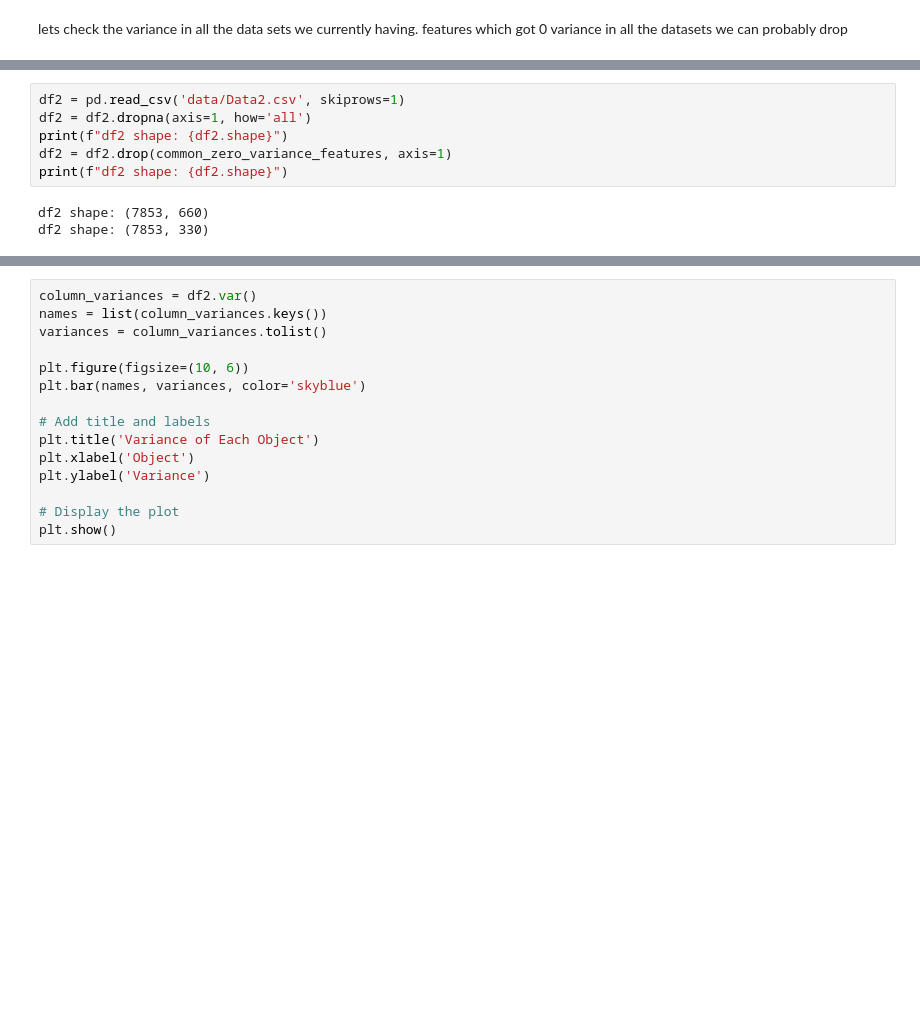
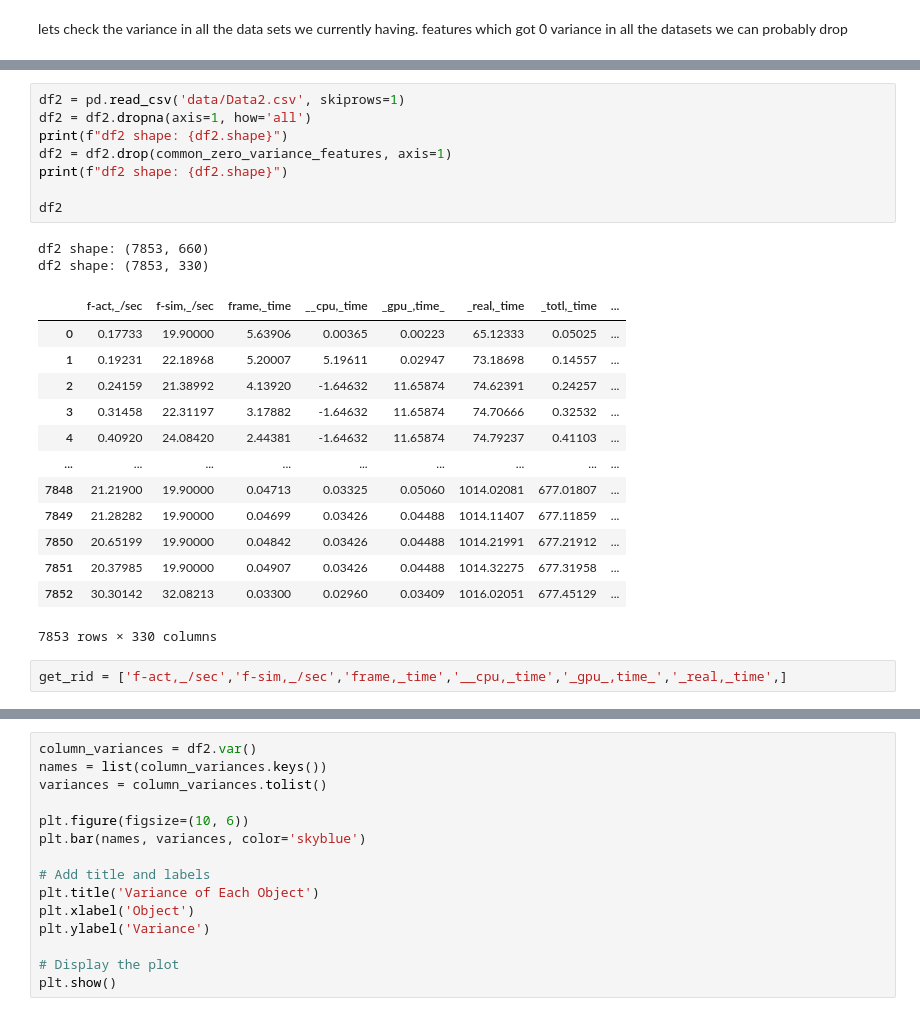
Before and after one commit to Peridan9/PINN-module-for-aircraft-simulator, a Jupyter notebook: PinnProject.ipynb, the cells around one changed output, grey strips where cells are left out. Drawn from its saved outputs; the diff is of its cells as text; blank space fills up the shorter version.

```diff
--- a/PinnProject.ipynb
+++ b/PinnProject.ipynb
@@ -125,12 +134,29 @@ Common features with zero variance across all datasets: ['_test,_time', '_roll,_
 # %%
 df2 = pd.read_csv('data/Data2.csv', skiprows=1)
 df2 = df2.dropna(axis=1, how='all')
 print(f"df2 shape: {df2.shape}")
 df2 = df2.drop(common_zero_variance_features, axis=1)
 print(f"df2 shape: {df2.shape}")
+
+df2
 # %% [output]
 df2 shape: (7853, 660)
 df2 shape: (7853, 330)
+|  | f-act,_/sec | f-sim,_/sec | frame,_time | __cpu,_time | _gpu_,time_ | _real,_time | _totl,_time | ... |
+| 0 | 0.17733 | 19.90000 | 5.63906 | 0.00365 | 0.00223 | 65.12333 | 0.05025 | ... |
+| 1 | 0.19231 | 22.18968 | 5.20007 | 5.19611 | 0.02947 | 73.18698 | 0.14557 | ... |
+| 2 | 0.24159 | 21.38992 | 4.13920 | -1.64632 | 11.65874 | 74.62391 | 0.24257 | ... |
+| 3 | 0.31458 | 22.31197 | 3.17882 | -1.64632 | 11.65874 | 74.70666 | 0.32532 | ... |
+| 4 | 0.40920 | 24.08420 | 2.44381 | -1.64632 | 11.65874 | 74.79237 | 0.41103 | ... |
+| ... | ... | ... | ... | ... | ... | ... | ... | ... |
+| 7848 | 21.21900 | 19.90000 | 0.04713 | 0.03325 | 0.05060 | 1014.02081 | 677.01807 | ... |
+| 7849 | 21.28282 | 19.90000 | 0.04699 | 0.03426 | 0.04488 | 1014.11407 | 677.11859 | ... |
+| 7850 | 20.65199 | 19.90000 | 0.04842 | 0.03426 | 0.04488 | 1014.21991 | 677.21912 | ... |
+| 7851 | 20.37985 | 19.90000 | 0.04907 | 0.03426 | 0.04488 | 1014.32275 | 677.31958 | ... |
+| 7852 | 30.30142 | 32.08213 | 0.03300 | 0.02960 | 0.03409 | 1016.02051 | 677.45129 | ... |
+7853 rows × 330 columns
+# %%
+get_rid = ['f-act,_/sec','f-sim,_/sec','frame,_time','__cpu,_time','_gpu_,time_','_real,_time',]
 # %%
 test_csv = 'test_csv.csv'
 df2.to_csv(test_csv,index=False)
```
Also changed, not shown: parts of 15 cells of this notebook, 2 other files.
